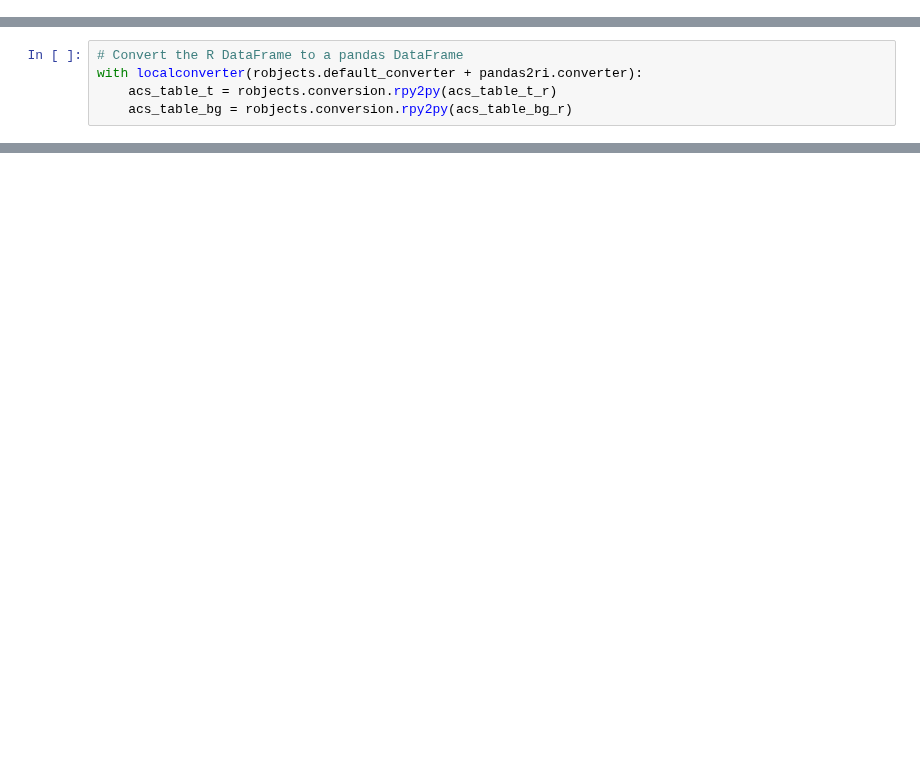
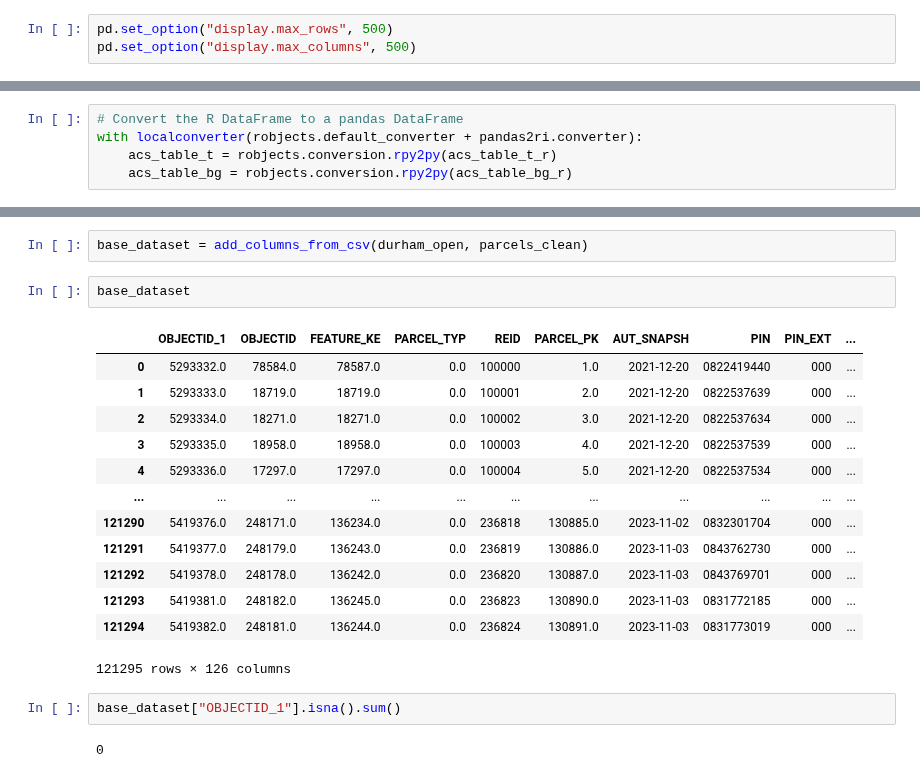
Before and after one commit to alexbarr1303/durham-public-schools, a Jupyter notebook: src/main_script_dev.ipynb, the cells around one changed output, grey strips where cells are left out. Saved outputs shown, nothing was run; the diff lists cells and outputs as text; blank space fills up the shorter version.

```diff
--- a/src/main_script_dev.ipynb
+++ b/src/main_script_dev.ipynb
@@ -18,3 +30,6 @@ R[write to console]: To install your API key for use in future sessions, run thi
+# %%
+pd.set_option("display.max_rows", 500)
+pd.set_option("display.max_columns", 500)
 # %%
 acs_table_t_r = make_acs_table_t(2020)
 acs_table_bg_r = make_acs_table_bg(2020)
@@ -43,0 +142,22 @@ with localconverter(robjects.default_converter + pandas2ri.converter):
+# %%
+base_dataset = add_columns_from_csv(durham_open, parcels_clean)
+# %%
+base_dataset
+# %% [output]
+|  | OBJECTID_1 | OBJECTID | FEATURE_KE | PARCEL_TYP | REID | PARCEL_PK | AUT_SNAPSH | PIN | PIN_EXT | ... |
+| 0 | 5293332.0 | 78584.0 | 78587.0 | 0.0 | 100000 | 1.0 | 2021-12-20 | 0822419440 | 000 | ... |
+| 1 | 5293333.0 | 18719.0 | 18719.0 | 0.0 | 100001 | 2.0 | 2021-12-20 | 0822537639 | 000 | ... |
+| 2 | 5293334.0 | 18271.0 | 18271.0 | 0.0 | 100002 | 3.0 | 2021-12-20 | 0822537634 | 000 | ... |
+| 3 | 5293335.0 | 18958.0 | 18958.0 | 0.0 | 100003 | 4.0 | 2021-12-20 | 0822537539 | 000 | ... |
+| 4 | 5293336.0 | 17297.0 | 17297.0 | 0.0 | 100004 | 5.0 | 2021-12-20 | 0822537534 | 000 | ... |
+| ... | ... | ... | ... | ... | ... | ... | ... | ... | ... | ... |
+| 121290 | 5419376.0 | 248171.0 | 136234.0 | 0.0 | 236818 | 130885.0 | 2023-11-02 | 0832301704 | 000 | ... |
+| 121291 | 5419377.0 | 248179.0 | 136243.0 | 0.0 | 236819 | 130886.0 | 2023-11-03 | 0843762730 | 000 | ... |
+| 121292 | 5419378.0 | 248178.0 | 136242.0 | 0.0 | 236820 | 130887.0 | 2023-11-03 | 0843769701 | 000 | ... |
+| 121293 | 5419381.0 | 248182.0 | 136245.0 | 0.0 | 236823 | 130890.0 | 2023-11-03 | 0831772185 | 000 | ... |
+| 121294 | 5419382.0 | 248181.0 | 136244.0 | 0.0 | 236824 | 130891.0 | 2023-11-03 | 0831773019 | 000 | ... |
+121295 rows × 126 columns
+# %%
+base_dataset["OBJECTID_1"].isna().sum()
+# %% [output]
+0
```
Also changed, not shown: parts of 15 cells of this notebook, 16 other files.
